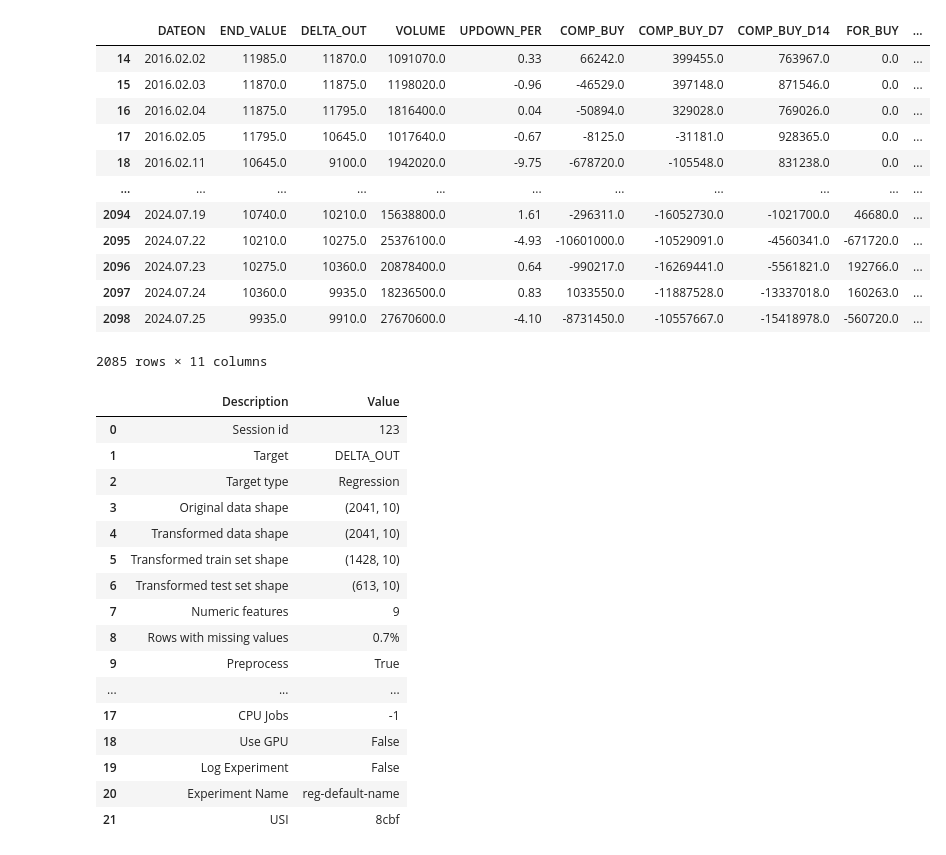
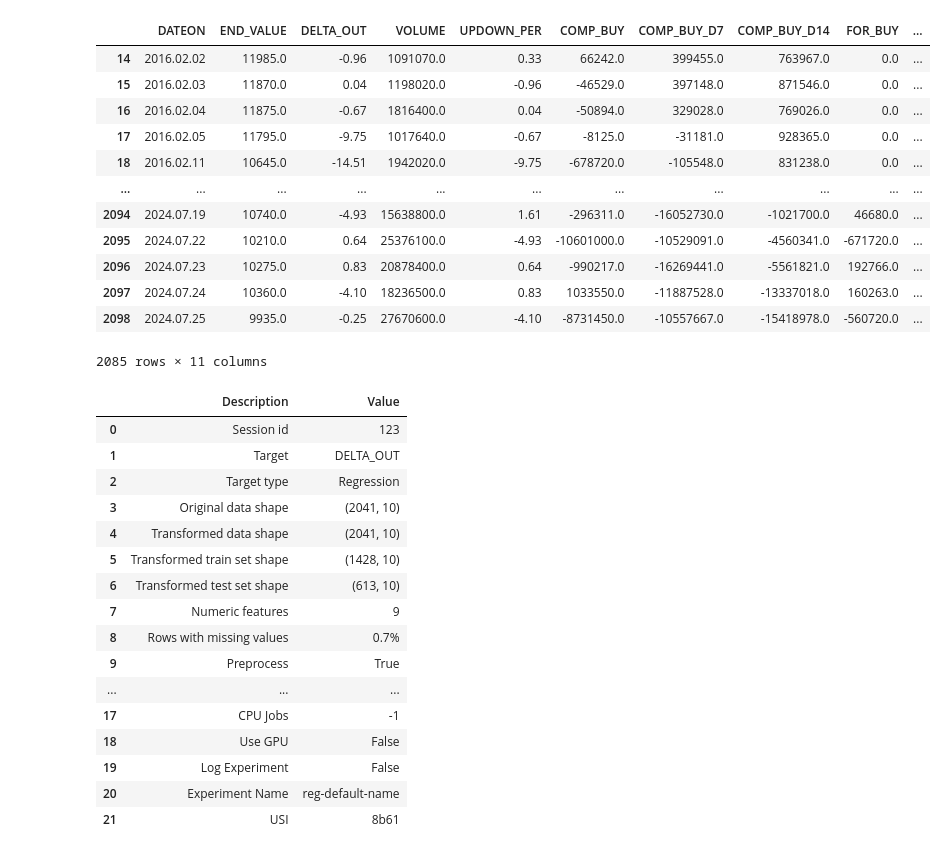
Before and after one commit to gonni/myFirstPyCrawl, a Jupyter notebook: ml/StockPredict.ipynb, the cells around one changed output. Saved outputs shown, nothing was run; the diff lists cells and outputs as text; code cells hidden in the pictures.

```diff
--- a/ml/StockPredict.ipynb
+++ b/ml/StockPredict.ipynb
@@ -2,7 +2,8 @@
 import pandas as pd
 
 # df = pd.read_csv('../res/crawl_investor_daily_volume.csv').fillna(0)
-df = pd.read_csv('../res/crwal_investor_stock_type.csv')
+df = pd.read_csv('../res/crwal_investor_stock_type.csv', index_col='DATEON')
+
 df = df.sort_values(by=['DATEON'], axis=0, ascending=True)
 df
 # %% [output]
@@ -22,27 +46,27 @@ df
 # %%
 df['FOR_BUY_D14']=df.FOR_BUY.rolling(14).sum().shift(1)
 df['FOR_BUY_D7']=df.FOR_BUY.rolling(3).sum().shift(1)
 df['COMP_BUY_D14']=df.COMP_BUY.rolling(14).sum().shift(1)
 df['COMP_BUY_D7']=df.COMP_BUY.rolling(3).sum().shift(1)
-df['DELTA_OUT']=df.END_VALUE.shift(-1)
+df['DELTA_OUT']=df.UPDOWN_PER.shift(-1)
 
 df = df.sort_values(by=['DATEON'], axis=0, ascending=True)
 df = df[['DATEON', 'END_VALUE', 'DELTA_OUT', 'VOLUME', 'UPDOWN_PER', 'COMP_BUY', 'COMP_BUY_D7', 'COMP_BUY_D14', 'FOR_BUY', 'FOR_BUY_D7', 'FOR_BUY_D14']]
 
 df.dropna()
 # %% [output]
 |  | DATEON | END_VALUE | DELTA_OUT | VOLUME | UPDOWN_PER | COMP_BUY | COMP_BUY_D7 | COMP_BUY_D14 | FOR_BUY | ... |
-| 14 | 2016.02.02 | 11985.0 | 11870.0 | 1091070.0 | 0.33 | 66242.0 | 399455.0 | 763967.0 | 0.0 | ... |
-| 15 | 2016.02.03 | 11870.0 | 11875.0 | 1198020.0 | -0.96 | -46529.0 | 397148.0 | 871546.0 | 0.0 | ... |
-| 16 | 2016.02.04 | 11875.0 | 11795.0 | 1816400.0 | 0.04 | -50894.0 | 329028.0 | 769026.0 | 0.0 | ... |
-| 17 | 2016.02.05 | 11795.0 | 10645.0 | 1017640.0 | -0.67 | -8125.0 | -31181.0 | 928365.0 | 0.0 | ... |
-| 18 | 2016.02.11 | 10645.0 | 9100.0 | 1942020.0 | -9.75 | -678720.0 | -105548.0 | 831238.0 | 0.0 | ... |
+| 14 | 2016.02.02 | 11985.0 | -0.96 | 1091070.0 | 0.33 | 66242.0 | 399455.0 | 763967.0 | 0.0 | ... |
+| 15 | 2016.02.03 | 11870.0 | 0.04 | 1198020.0 | -0.96 | -46529.0 | 397148.0 | 871546.0 | 0.0 | ... |
+| 16 | 2016.02.04 | 11875.0 | -0.67 | 1816400.0 | 0.04 | -50894.0 | 329028.0 | 769026.0 | 0.0 | ... |
+| 17 | 2016.02.05 | 11795.0 | -9.75 | 1017640.0 | -0.67 | -8125.0 | -31181.0 | 928365.0 | 0.0 | ... |
+| 18 | 2016.02.11 | 10645.0 | -14.51 | 1942020.0 | -9.75 | -678720.0 | -105548.0 | 831238.0 | 0.0 | ... |
 | ... | ... | ... | ... | ... | ... | ... | ... | ... | ... | ... |
-| 2094 | 2024.07.19 | 10740.0 | 10210.0 | 15638800.0 | 1.61 | -296311.0 | -16052730.0 | -1021700.0 | 46680.0 | ... |
-| 2095 | 2024.07.22 | 10210.0 | 10275.0 | 25376100.0 | -4.93 | -10601000.0 | -10529091.0 | -4560341.0 | -671720.0 | ... |
-| 2096 | 2024.07.23 | 10275.0 | 10360.0 | 20878400.0 | 0.64 | -990217.0 | -16269441.0 | -5561821.0 | 192766.0 | ... |
-| 2097 | 2024.07.24 | 10360.0 | 9935.0 | 18236500.0 | 0.83 | 1033550.0 | -11887528.0 | -13337018.0 | 160263.0 | ... |
-| 2098 | 2024.07.25 | 9935.0 | 9910.0 | 27670600.0 | -4.10 | -8731450.0 | -10557667.0 | -15418978.0 | -560720.0 | ... |
+| 2094 | 2024.07.19 | 10740.0 | -4.93 | 15638800.0 | 1.61 | -296311.0 | -16052730.0 | -1021700.0 | 46680.0 | ... |
+| 2095 | 2024.07.22 | 10210.0 | 0.64 | 25376100.0 | -4.93 | -10601000.0 | -10529091.0 | -4560341.0 | -671720.0 | ... |
+| 2096 | 2024.07.23 | 10275.0 | 0.83 | 20878400.0 | 0.64 | -990217.0 | -16269441.0 | -5561821.0 | 192766.0 | ... |
+| 2097 | 2024.07.24 | 10360.0 | -4.10 | 18236500.0 | 0.83 | 1033550.0 | -11887528.0 | -13337018.0 | 160263.0 | ... |
+| 2098 | 2024.07.25 | 9935.0 | -0.25 | 27670600.0 | -4.10 | -8731450.0 | -10557667.0 | -15418978.0 | -560720.0 | ... |
 2085 rows × 11 columns
 # %%
 train = df[df['DATEON'] < '2024.05.01']
@@ -55,7 +79,7 @@ test = test.drop(columns=['DATEON'])
 # %%
 from pycaret.regression import *
 
-s = setup(data = train, target='DELTA_OUT', session_id=123, normalize=True, normalize_method='minmax')
+s = setup(data = train, target='DELTA_OUT', session_id=123, normalize=True, normalize_method='zscore')
 # %% [output]
 |  | Description | Value |
 | 0 | Session id | 123 |
@@ -73,7 +97,7 @@ s = setup(data = train, target='DELTA_OUT', session_id=123, normalize=True, norm
 | 18 | Use GPU | False |
 | 19 | Log Experiment | False |
 | 20 | Experiment Name | reg-default-name |
-| 21 | USI | 8cbf |
+| 21 | USI | 8b61 |
 # %%
 best = compare_models()
 # %% [output]
```
Also changed, not shown: parts of 3 cells of this notebook, 1 other file.
